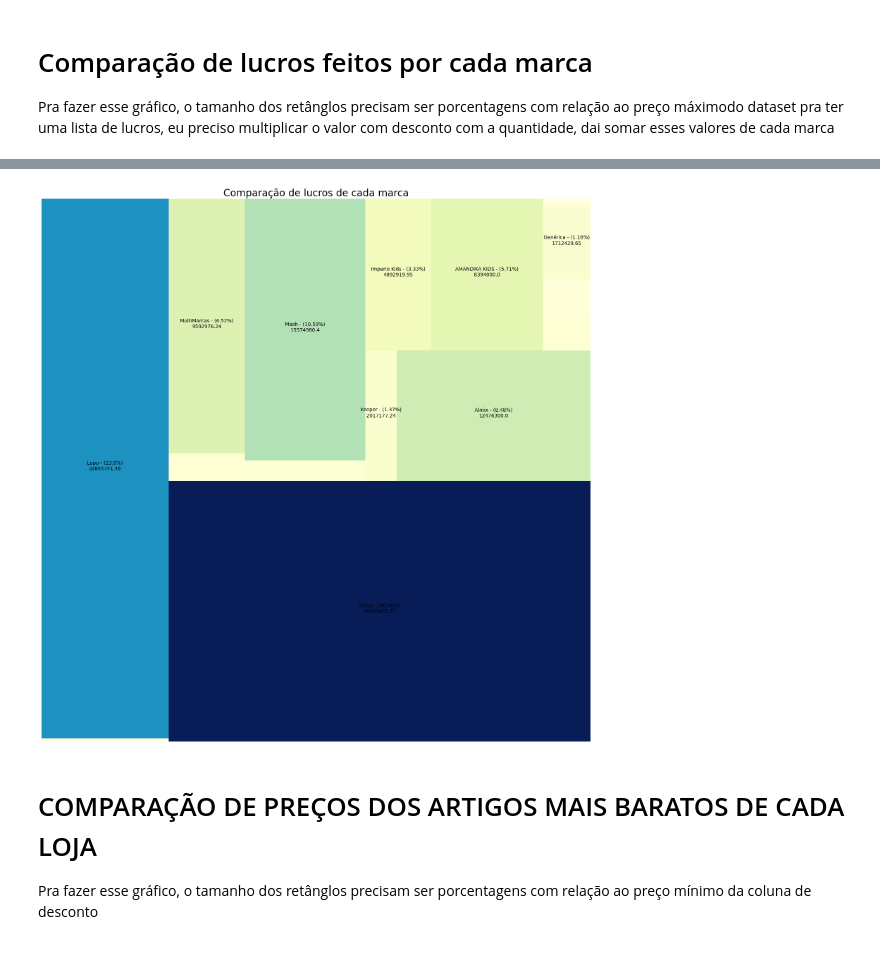
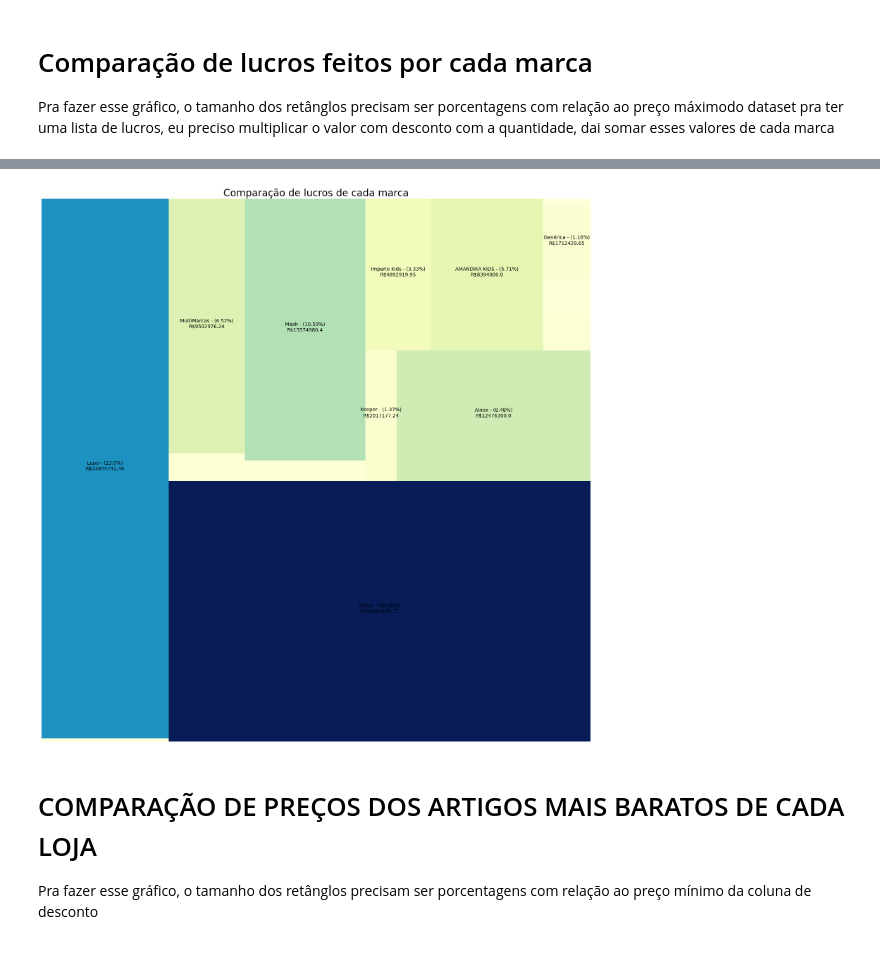
Before and after one commit to ThiagoKS-7/a3-analise-e-bigdata, a Jupyter notebook: a3-analise-dado.ipynb, the cells around one changed output, grey strips where cells are left out. Drawn from its saved outputs; the diff is of its cells as text; code cells hidden in the pictures.

```diff
--- a/a3-analise-dado.ipynb
+++ b/a3-analise-dado.ipynb
@@ -200,16 +200,20 @@ def monta_grafico_barra(x,y, color, titulo:str) -> None:
     plt.xticks(rotation=80)
     plt.show()
 
+
+def monta_lista_cores(cmap):
+    mini = min(somas_vendas)
+    maxi = max(somas_vendas)
+    norm = matplotlib.colors.Normalize(vmin=mini, vmax=maxi)
+    return [cmap(norm(i)) for i in somas_vendas]
+
 somas_vendas = [
     soma_qtd_vendida(marca) for marca in vendas_marcas_populares
 ]
 logger.debug("Valores_y - grafico qtd/marca: " + str(somas_vendas))
 
 cmap = matplotlib.cm.BrBG
-mini = min(somas_vendas)
-maxi = max(somas_vendas)
-norm = matplotlib.colors.Normalize(vmin=mini, vmax=maxi)
-colors = [cmap(norm(i)) for i in somas_vendas]
+colors = monta_lista_cores(cmap)
 
 monta_grafico_barra(marcas_populares, somas_vendas, colors, "Quantidade vendida em cada marca popular")
 # %% [output]
@@ -223,6 +227,13 @@ pra ter uma lista de lucros, eu preciso multiplicar o valor com desconto com a q
 # %%
 import matplotlib
 import squarify
+
+def monta_grafico_squarify(sizes, label, color, titulo:str) -> None:
+    plt.figure(figsize=(16,16))
+    grafico = squarify.plot(sizes=sizes,label=label,color=color)
+    plt.axis('off');
+    plt.title(titulo, fontsize=20)
+    plt.tight_layout()
 
 lista_vendas = [
     round(sum([
@@ -242,7 +253,7 @@ legendas = [
     (
         marcas_populares[index]  + " - " +
         "("+ str(lista_de_porcentagens[index]) + "%)\n" +
-        str(lista_vendas[index]) + "\n"
+        "R$" + str(lista_vendas[index]) + "\n"
         if float(lista_de_porcentagens[index]) > 1 else ""
     ) for (index,item) in
     enumerate(marcas_populares)
@@ -250,14 +261,7 @@ legendas = [
 
 
 cmap = matplotlib.cm.YlGnBu
-mini = min(lista_vendas)
-maxi = max(lista_vendas)
-norm = matplotlib.colors.Normalize(vmin=mini, vmax=maxi)
-colors = [cmap(norm(i)) for i in lista_vendas]
+colors = monta_lista_cores(cmap)
 
-plt.figure(figsize=(16,16))
-grafico = squarify.plot(sizes=lista_vendas, label=legendas, color=colors)
-plt.axis('off');
-plt.title('Comparação de lucros de cada marca', fontsize=20)
-plt.tight_layout()
+monta_grafico_squarify(sizes=lista_vendas, label=legendas, color=colors, titulo='Comparação de lucros de cada marca')
 # %% [output]
@@ -266,4 +270,4 @@ plt.tight_layout()
-[figure, old version]
+[figure, new version]
 # %% [markdown]
 # COMPARAÇÃO DE PREÇOS DOS ARTIGOS MAIS BARATOS DE CADA LOJA
 
```
Also changed, not shown: parts of 4 cells of this notebook.
